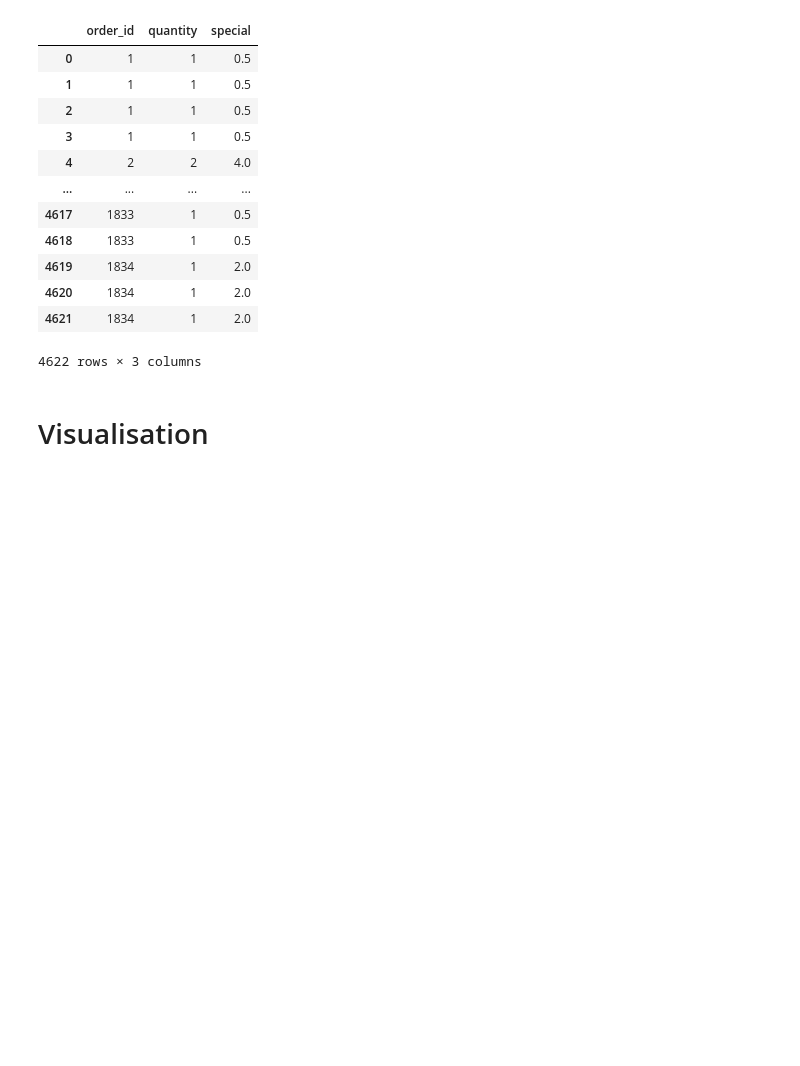
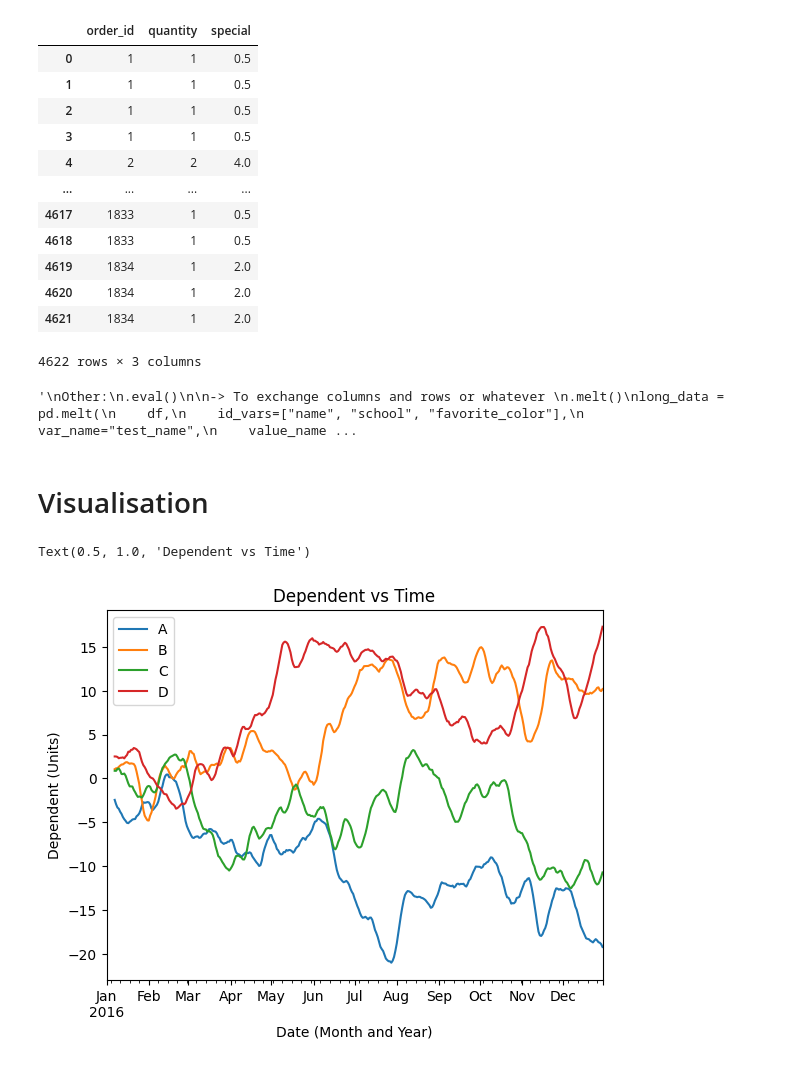
Before and after one commit to anddai/Data-Processing-Cheatsheet, a Jupyter notebook: EDA.ipynb, the cells around one changed output. Cells and saved outputs as stored; diff of their text form; code cells hidden in the pictures; blank space fills up the shorter version.

```diff
--- a/EDA.ipynb
+++ b/EDA.ipynb
@@ -312,5 +410,65 @@ data_copy[["order_id", "quantity", "special"]]
 | 4620 | 1834 | 1 | 2.0 |
 | 4621 | 1834 | 1 | 2.0 |
 4622 rows × 3 columns
+# %%
+# DF.query(CONDITION)
+# i.e., df.query('school == "Central High" & name == "Alice"')
+# works with all SQL commands I think, like, 'school in ["entry1", "entry2"]'
+
+
+
+'''
+Other:
+.eval()
+
+-> To exchange columns and rows or whatever
+.melt()
+long_data = pd.melt(
+    df,
+    id_vars=["name", "school", "favorite_color"],
+    var_name="test_name",
+    value_name="score",
+)
+long_data
+
+->Reverse the melt
+.pivot()
+wide_data = long_data.pivot(
+    index=["name", "school", "favorite_color"], columns=["test_name"]
+).reset_index()
+
+
+'''
+# %% [output]
+'\nOther:\n.eval()\n\n-> To exchange columns and rows or whatever \n.melt()\nlong_data = pd.melt(\n    df,\n    id_vars=["name", "school", "favorite_color"],\n    var_name="test_name",\n    value_name ...
 # %% [markdown]
 # Visualisation
+# %%
+'''
+-line plot
+-Scatter plot
+-Box plot
+-Dot plot
+-Histogram
+-Bar chart
+-Pie chart
+
+For Matplotlib: https://matplotlib.org/stable/api/axes_api.html
+'''
+
+# First, we will generate some random time-series data to plot:
+rs = np.random.RandomState(365)
+values = rs.randn(365, 4).cumsum(axis=0)
+dates = pd.date_range("1 1 2016", periods=365, freq="D")
+timeseries_df = pd.DataFrame(values, dates, columns=["A", "B", "C", "D"]).rolling(7).mean()
+# %%
+# General plotting for matplotlib
+
+ax = timeseries_df.plot()
+
+ax.set_xlabel("Date (Month and Year)")
+ax.set_ylabel("Dependent (Units)")
+ax.set_title("Dependent vs Time")
+# %% [output]
+Text(0.5, 1.0, 'Dependent vs Time')
+[figure, added]
```
Also changed, not shown: parts of 11 cells of this notebook, 1 other file.
